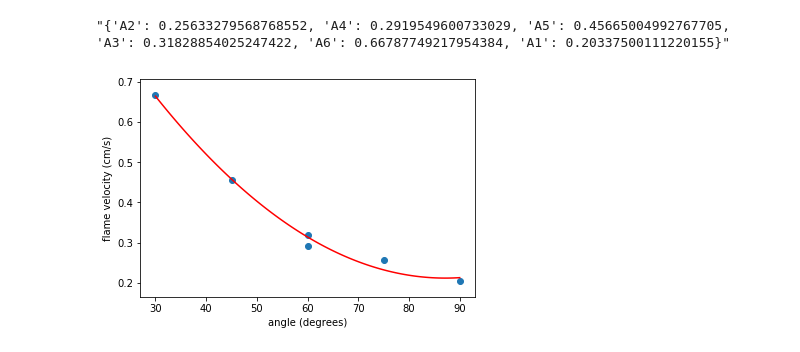
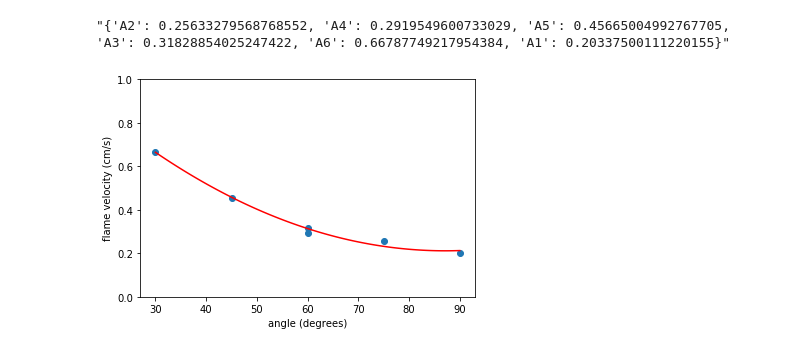
Before and after one commit to cigar-research/cigar-research, a Jupyter notebook: cedar-analysis/flame_velocity_analysis.ipynb, the cells around one changed output. Cells and saved outputs as stored; diff of their text form; code cells hidden in the pictures.

```diff
--- a/cedar-analysis/flame_velocity_analysis.ipynb
+++ b/cedar-analysis/flame_velocity_analysis.ipynb
@@ -41,27 +41,28 @@ repr(flame_velocities)
 # %%
 angs = []
 vels = []
 
 for m in A_msmts:
     angs.append(angles[m])
     vels.append(flame_velocities[m])
 
 angs = np.array(angs)
 vels = np.array(vels)
 
 fr = np.polyfit(angs, vels, 2)
 fp = np.poly1d(fr)
 
 fr_exp = np.polyfit(angs, np.log(vels), 1)
 fp_exp = lambda x: np.exp(np.poly1d(fr_exp)(x))
 
 plt.scatter(angs, vels)
 ang_lp = np.linspace(30, 90, 100)
 plt.plot(ang_lp, fp(ang_lp), color="r")
 #plt.plot(ang_lp, fp_exp(ang_lp), color="g")
 plt.xlabel("angle (degrees)")
 plt.ylabel("flame velocity (cm/s)")
+plt.ylim(0,1)
 
 plt.savefig("plots/flame_velocities.png", dpi=300)
 # %% [output]
-[figure, old version]
+[figure, new version]
```
Also changed, not shown: parts of 3 cells of this notebook, 11 other files.
